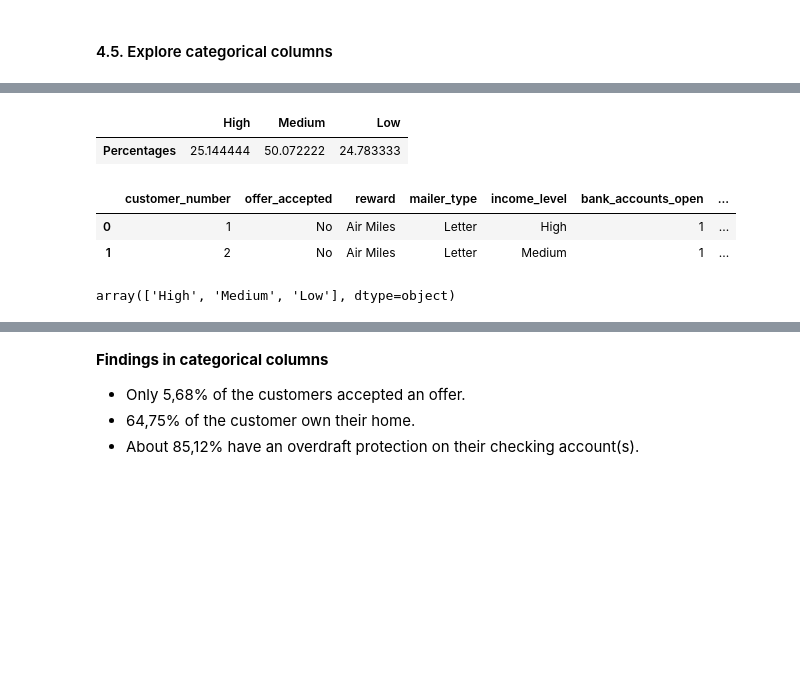
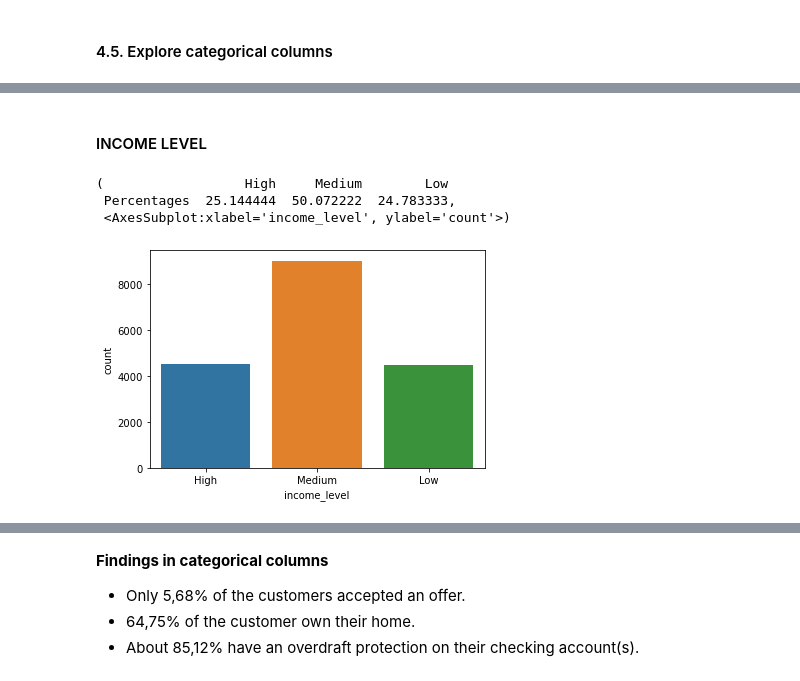
Before and after one commit to JulianTrufero/credit-card-classification, a Jupyter notebook: sol_python _classification.ipynb, the cells around one changed output, grey strips where cells are left out. Cells and saved outputs as stored; diff of their text form; code cells hidden in the pictures; blank space fills up the shorter version.

```diff
--- a/sol_python _classification.ipynb
+++ b/sol_python _classification.ipynb
@@ -268,20 +280,14 @@ mdf
+# %% [markdown]
+#### INCOME LEVEL
 # %%
 income = {'High': ((credit[credit.income_level == 'High'].shape[0]) * 100) / credit.shape[0],
           'Medium': ((credit[credit.income_level == 'Medium'].shape[0]) * 100) / credit.shape[0],
           'Low': ((credit[credit.income_level == 'Low'].shape[0]) * 100) / credit.shape[0]}
 percentage = ['Percentages']
 idf = pd.DataFrame(income, index=percentage)
-idf
+idf, sns.countplot(credit.income_level)
 # %% [output]
-|  | High | Medium | Low |
-| Percentages | 25.144444 | 50.072222 | 24.783333 |
+(                  High     Medium        Low
+ Percentages  25.144444  50.072222  24.783333,
+ <AxesSubplot:xlabel='income_level', ylabel='count'>)
+[figure, added]
-# %%
-credit.head(2)
-# %% [output]
-|  | customer_number | offer_accepted | reward | mailer_type | income_level | bank_accounts_open | ... |
-| 0 | 1 | No | Air Miles | Letter | High | 1 | ... |
-| 1 | 2 | No | Air Miles | Letter | Medium | 1 | ... |
-# %%
-credit.income_level.unique()
-# %% [output]
-array(['High', 'Medium', 'Low'], dtype=object)
```
Also changed, not shown: parts of 13 cells of this notebook.
